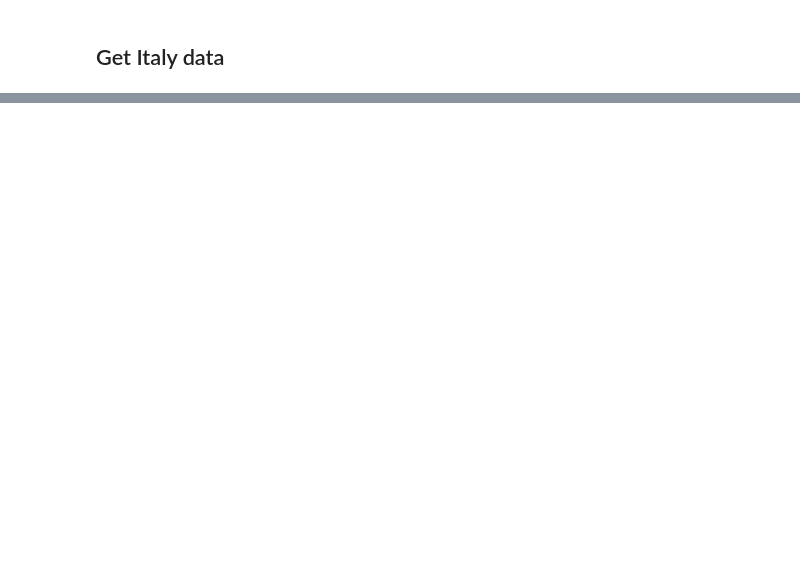
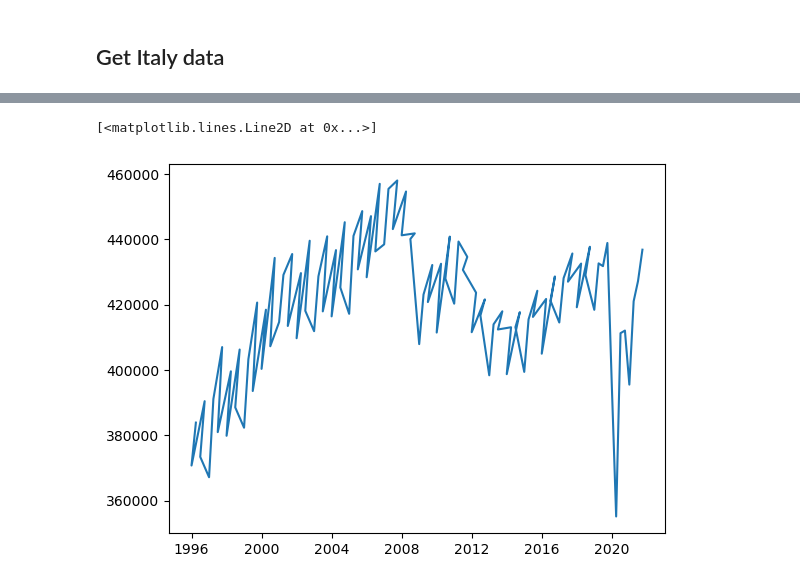
Before and after one commit to lukasgrahl/macro_rbc, a Jupyter notebook: notebooks/Fitting RBC to Italy Data.ipynb, the cells around one changed output, grey strips where cells are left out. Drawn from its saved outputs; the diff is of its cells as text; code cells hidden in the pictures; blank space fills up the shorter version.

Commit message:
little progress
Fixed time

```diff
--- a/notebooks/Fitting RBC to Italy Data.ipynb
+++ b/notebooks/Fitting RBC to Italy Data.ipynb
@@ -57,0 +66,6 @@ rbc.print_steady_state()
+# %%
+#missin average hourly wage
+
+data = pd.read_csv("all_rbc_data.csv")
+data
+data["TIME"]
@@ -57,0 +107,9 @@ rbc.print_steady_state()
+# %%
+data["TIME"] = data.TIME.apply(lambda x: dt.datetime.strptime(str(x), "%Y-%m-%d"))
+# %%
+data.set_index("TIME", drop=True, inplace=True)
+# %%
+plt.plot(data.gdp)
+# %% [output]
+[<matplotlib.lines.Line2D at 0x...>]
+[figure, added]
```
Also changed, not shown: parts of 10 cells of this notebook, 2 other files.
